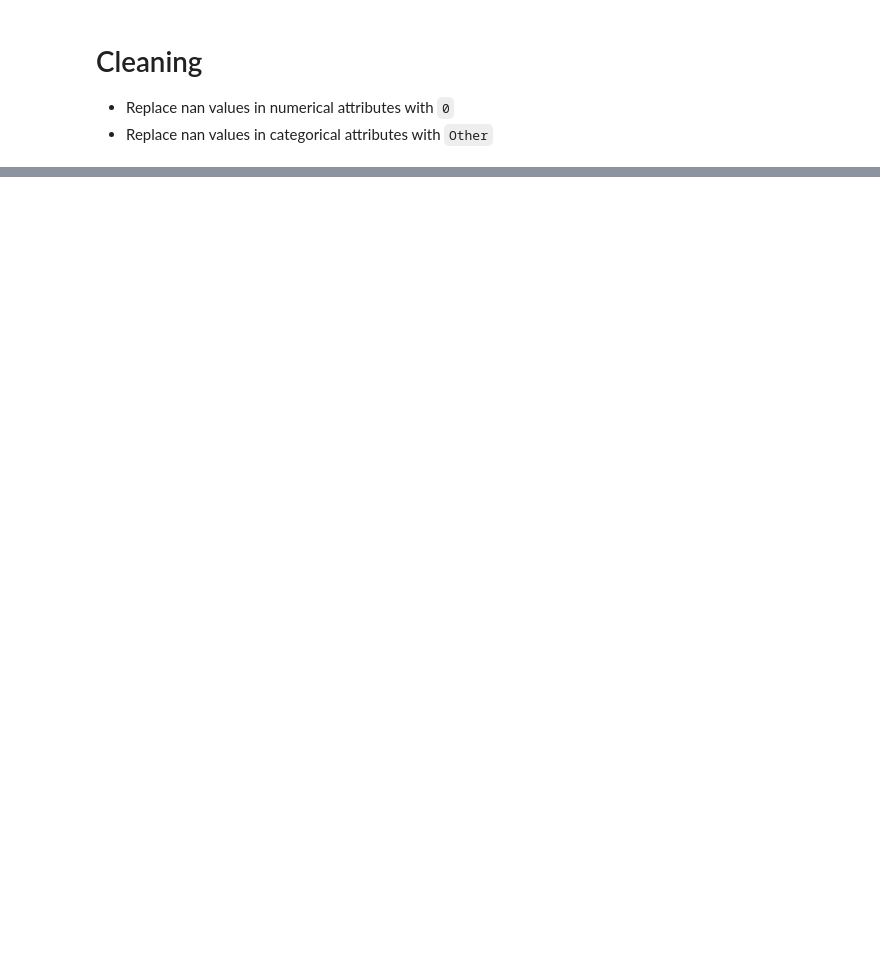
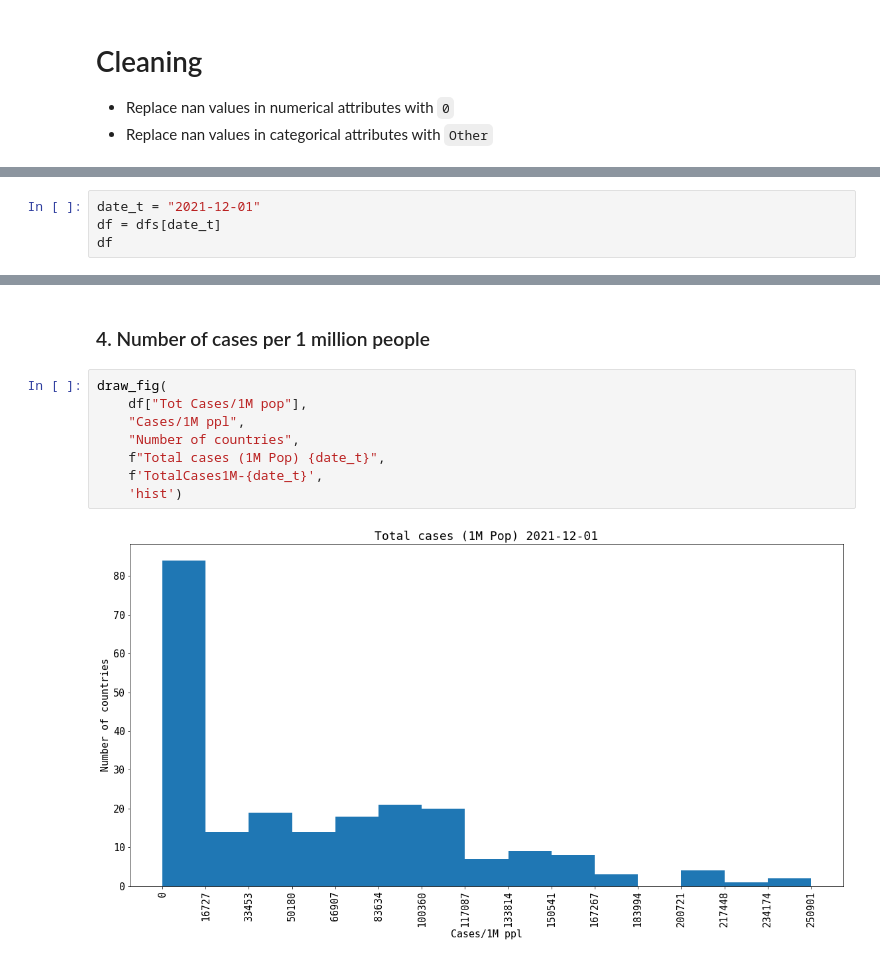
Before and after one commit to ndkhoa0704/Worldometers-explorer, a Jupyter notebook: explore.ipynb, the cells around one changed output, grey strips where cells are left out. Saved outputs shown, nothing was run; the diff lists cells and outputs as text; blank space fills up the shorter version.

```diff
--- a/explore.ipynb
+++ b/explore.ipynb
@@ -104,0 +125,4 @@ def display_density(attr, date):
+# %%
+date_t = "2021-12-01"
+df = dfs[date_t]
+df
@@ -104,0 +155,12 @@ def display_density(attr, date):
+# %% [markdown]
+### 4. Number of cases per 1 million people
+# %%
+draw_fig(
+    df["Tot Cases/1M pop"],
+    "Cases/1M ppl",
+    "Number of countries",
+    f"Total cases (1M Pop) {date_t}",
+    f'TotalCases1M-{date_t}',
+    'hist')
+# %% [output]
+[figure, added]
```
Also changed, not shown: parts of 52 cells of this notebook, 25 other files.
